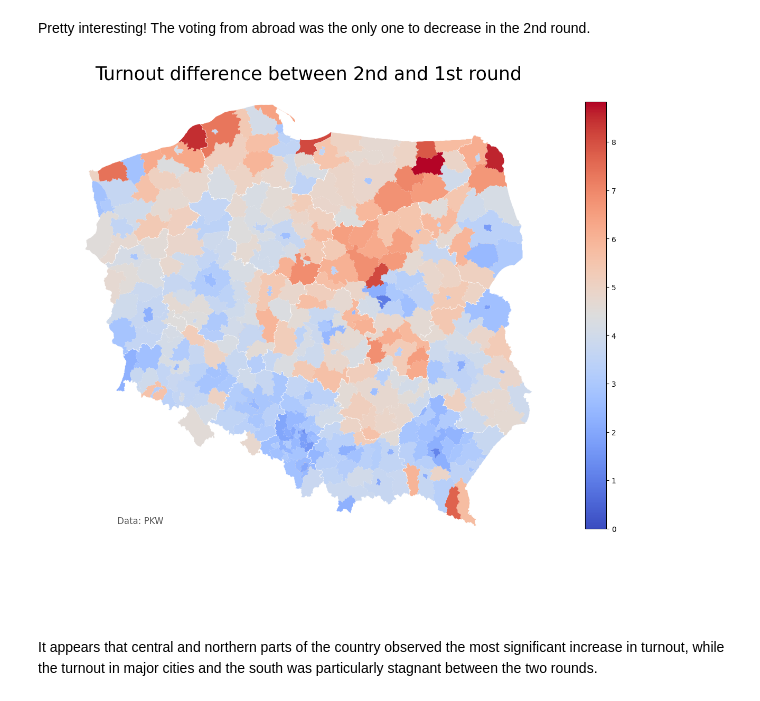
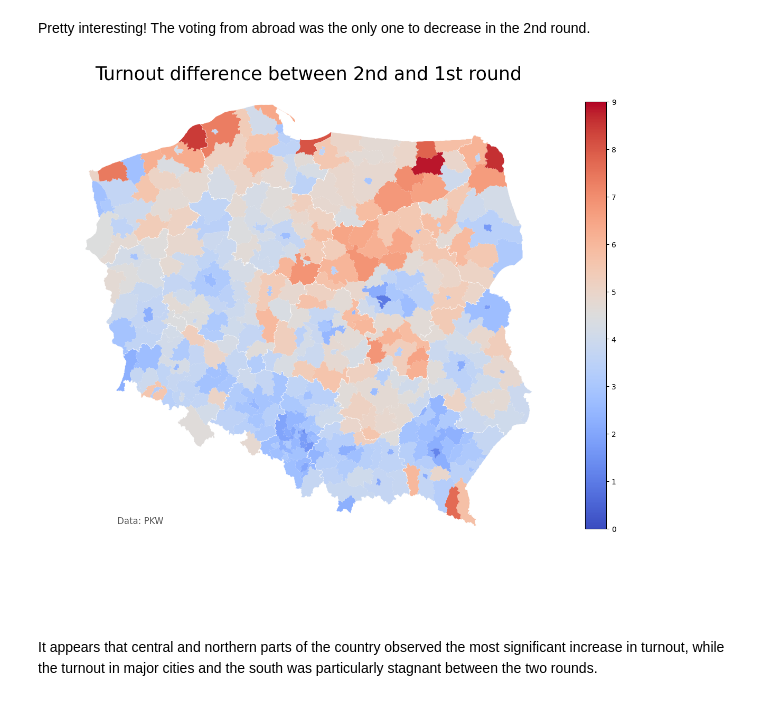
Before and after one commit to kurkowskiad/Data-visualisation, a Jupyter notebook: Presidential Elections Poland 2020/notebooks/turnout difference.ipynb, the cells around one changed output. Saved outputs shown, nothing was run; the diff lists cells and outputs as text; code cells hidden in the pictures.

```diff
--- a/Presidential Elections Poland 2020/notebooks/turnout difference.ipynb
+++ b/Presidential Elections Poland 2020/notebooks/turnout difference.ipynb
@@ -19,8 +38,8 @@ df2 = pandas.read_csv("../data//2nd round/2wyniki_gl_na_kand_po_powiatach_proc_u
 # %% [markdown]
 Keeping only the relevant columns.
 # %%
-df1 = df1[['Powiat','Województwo','Frekwencja']]
-df2 = df2[['Powiat','Województwo','Frekwencja']]
+df1 = df1[['Kod TERYT','Powiat','Województwo','Frekwencja']]
+df2 = df2[['Kod TERYT','Powiat','Województwo','Frekwencja']]
 # %%
 df1.head()
 # %% [output]
@@ -62,3 +81,5 @@ Stripping the column in the geo dataframe.
 # %%
-powiat_df["JPT_NAZWA_"] = powiat_df["JPT_NAZWA_"].map(lambda x: x.lstrip('powiat').strip())
-powiat_df["JPT_NAZWA_"] = powiat_df["JPT_NAZWA_"].astype(str)
+powiat_df["JPT_KOD_JE"] = (powiat_df["JPT_KOD_JE"] + "00").astype(int)
+powiat_df.loc[powiat_df.JPT_NAZWA_ == "powiat Warszawa", "JPT_KOD_JE"] = 146501
+merged_df = powiat_df.set_index("JPT_KOD_JE").join(df1.set_index("Kod TERYT"))
+merged_df.head()
@@ -70,4 +95 @@ powiat_df.loc[(powiat_df.JPT_NAZWA_ == "krośnieński") & (powiat_df.JPT_KOD_JE
-# %%
-df1["Powiat"] = df1["Powiat"].astype(str)
-merged_df = powiat_df.set_index("JPT_NAZWA_").join(df1.set_index("Powiat"))
 # %%
@@ -90,20 +111,20 @@ Pretty interesting! The voting from abroad was the only one to decrease in the 2
 # %%
 fig, ax = plt.subplots(1, figsize=(15, 15))
 ax.set_title("Turnout difference between 2nd and 1st round", fontdict={"fontsize": "25", "fontweight" : "3"})
 ax.annotate("Data: PKW", xy=(0.1, .13),
             xycoords="figure fraction",
             horizontalalignment="left",
             verticalalignment="top",
             fontsize=12,
             color="#555555")
 sm = plt.cm.ScalarMappable(cmap="coolwarm",
-                           norm=plt.Normalize(vmin=0,vmax=vmax))
+                           norm=plt.Normalize(vmin=0,vmax=9))
 cbar = fig.colorbar(sm, shrink=.7, ax=fig.gca())
 ax.axis("off")
-merged_df.plot(column="Fr2-Fr1", cmap="coolwarm", linewidth=0.1, ax=ax, vmin=0, vmax=vmax);
+merged_df.plot(column="Fr2-Fr1", cmap="coolwarm", linewidth=0.1, ax=ax, vmin=0, vmax=9);
 woj_df.geometry.boundary.plot(ax=ax, color="white", linewidth=.25);
 plt.savefig("Turnout difference", dpi=200, bbox_inches='tight')
 # %% [output]
-[figure, old version]
+[figure, new version]
 # %% [markdown]
 It appears that central and northern parts of the country observed the most significant increase in turnout, while the turnout in major cities and the south was particularly stagnant between the two rounds.
```
Also changed, not shown: parts of 11 cells of this notebook, 17 other files.
